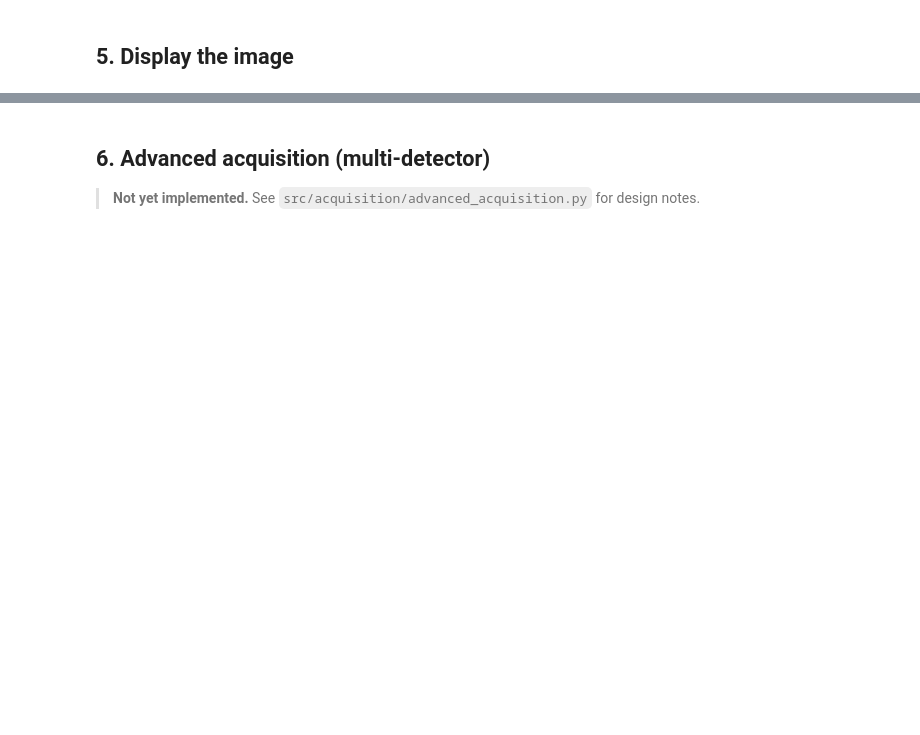
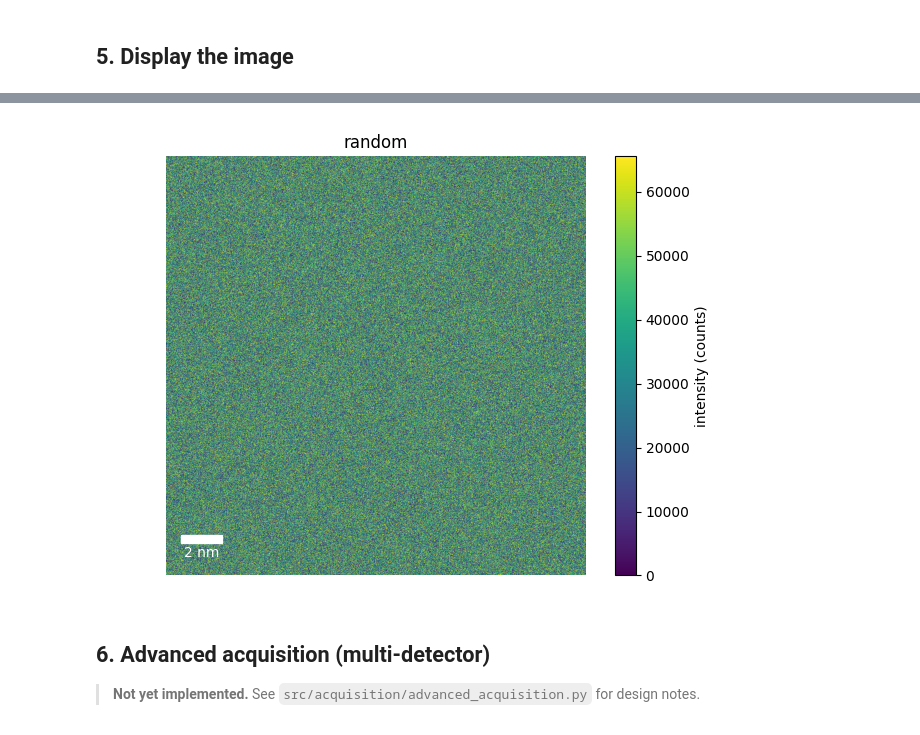
Before and after one commit to utkarshp1161/PyTango-tutorial, a Jupyter notebook: Autoscript-min-Pytango/notebooks/1_Client_tutorial.ipynb, the cells around one changed output, grey strips where cells are left out. Drawn from its saved outputs; the diff is of its cells as text; code cells hidden in the pictures; blank space fills up the shorter version.

```diff
--- a/Autoscript-min-Pytango/notebooks/1_Client_tutorial.ipynb
+++ b/Autoscript-min-Pytango/notebooks/1_Client_tutorial.ipynb
@@ -147,3 +149,35 @@ plt.show()
+# %%
+dataset = sidpy.Dataset.from_array(image , name='random')
+
+# set dimesnions
+dataset.set_dimension(0, sidpy.Dimension(np.arange(image.shape[0])*.02, 'x'))
+dataset.set_dimension(1, sidpy.Dimension(np.arange(image.shape[0])*.02, 'y'))
+
+
+# set the dataset level plotting metadata
+dataset.data_type = 'image'
+dataset.units = 'counts'
+dataset.quantity = 'intensity'
+dataset.title = 'random'
+
+# handle one dimension of the data
+dataset.set_dimension(0, sidpy.Dimension(np.arange(dataset.shape[0])*.02, 'x'))
+dataset.x.dimension_type = 'spatial'
+dataset.x.units = 'nm'
+dataset.x.quantity = 'distance'
+
+# handle another dimension of the data
+
+dataset.set_dimension(1, sidpy.Dimension(np.arange(dataset.shape[1])*.02, 'y'))
+dataset.y.dimension_type = 'spatial'
+dataset.y.units = 'nm'
+dataset.y.quantity = 'distance'
+# %%
+dataset.metadata = metadata
+# %%
+view = dataset.plot(scale_bar=True)
+# %% [output]
+[figure, added]
 # %% [markdown]
 ## 6. Advanced acquisition (multi-detector)
 
```
Also changed, not shown: parts of 4 cells of this notebook, 4 other files.
